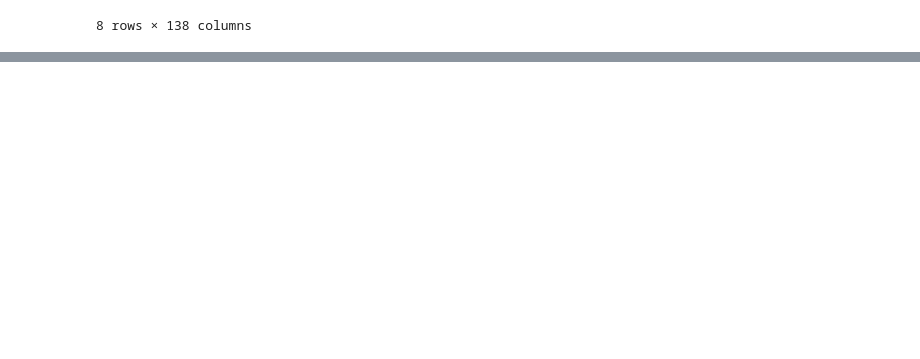
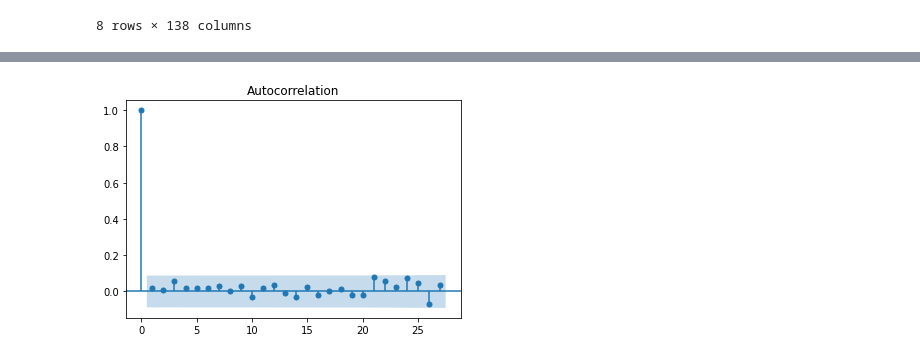
Before and after one commit to negativegamma/legendary-robot, a Jupyter notebook: kaggle_jane_street/jane_street_data_import.ipynb, the cells around one changed output, grey strips where cells are left out. Drawn from its saved outputs; the diff is of its cells as text; code cells hidden in the pictures; blank space fills up the shorter version.

```diff
--- a/kaggle_jane_street/jane_street_data_import.ipynb
+++ b/kaggle_jane_street/jane_street_data_import.ipynb
@@ -57,0 +82,5 @@ df.describe()
+# %%
+df['action'] = (df['resp'] > 0) * 1
+# %%
+trades = pd.pivot_table(df, index='date', values='action',
+           aggfunc={'action':[np.sum, np.mean]},fill_value=0)
@@ -57,0 +113,9 @@ df.describe()
+# %%
+
+from matplotlib import pyplot
+from statsmodels.graphics.tsaplots import plot_acf
+
+plot_acf(trades['mean'])
+pyplot.show()
+# %% [output]
+[figure, added]
```
Also changed, not shown: parts of 48 cells of this notebook, 1 other file.
